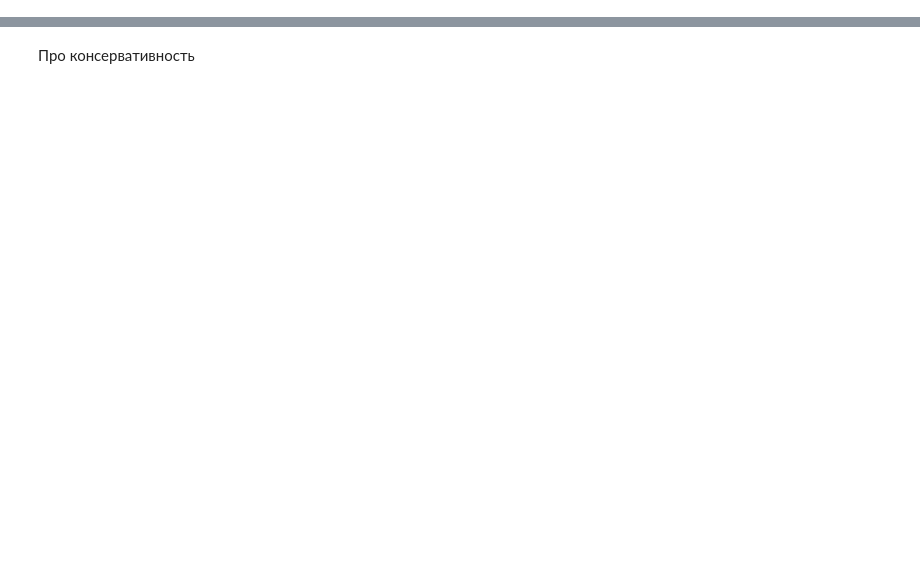
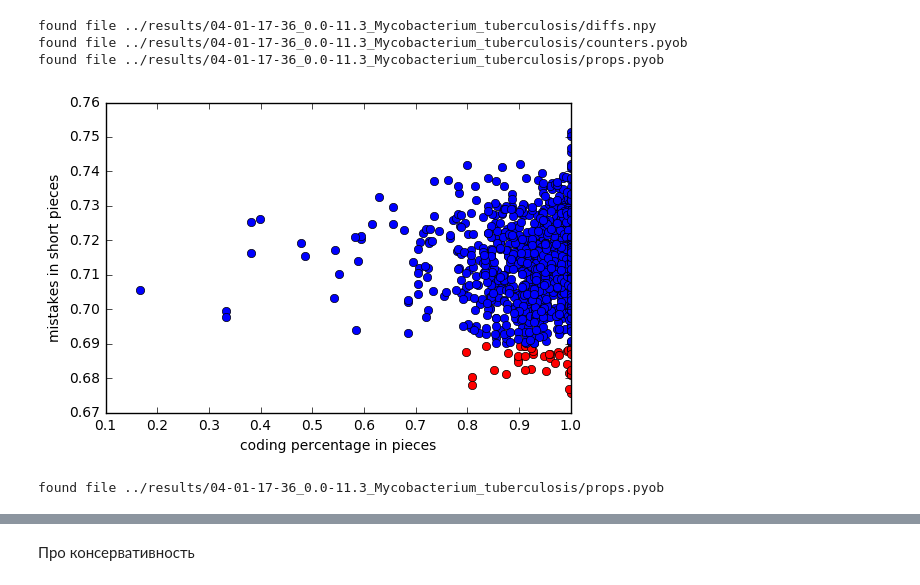
Before and after one commit to litvinanna/neuro_tools, a Jupyter notebook: reading_results.ipynb, the cells around one changed output, grey strips where cells are left out. Saved outputs shown, nothing was run; the diff lists cells and outputs as text; code cells hidden in the pictures; blank space fills up the shorter version.

```diff
--- a/reading_results.ipynb
+++ b/reading_results.ipynb
@@ -95,0 +59,8 @@ net = torch.load(path + "/net.pty")
+# %%
+proteins = get_proteins(path, get_good_parts(path, 0.69))
+# %% [output]
+found file ../results/04-01-17-36_0.0-11.3_Mycobacterium_tuberculosis/diffs.npy
+found file ../results/04-01-17-36_0.0-11.3_Mycobacterium_tuberculosis/counters.pyob
+found file ../results/04-01-17-36_0.0-11.3_Mycobacterium_tuberculosis/props.pyob
+[figure, added]
+found file ../results/04-01-17-36_0.0-11.3_Mycobacterium_tuberculosis/props.pyob
```
Also changed, not shown: parts of 45 cells of this notebook, 3 other files.
